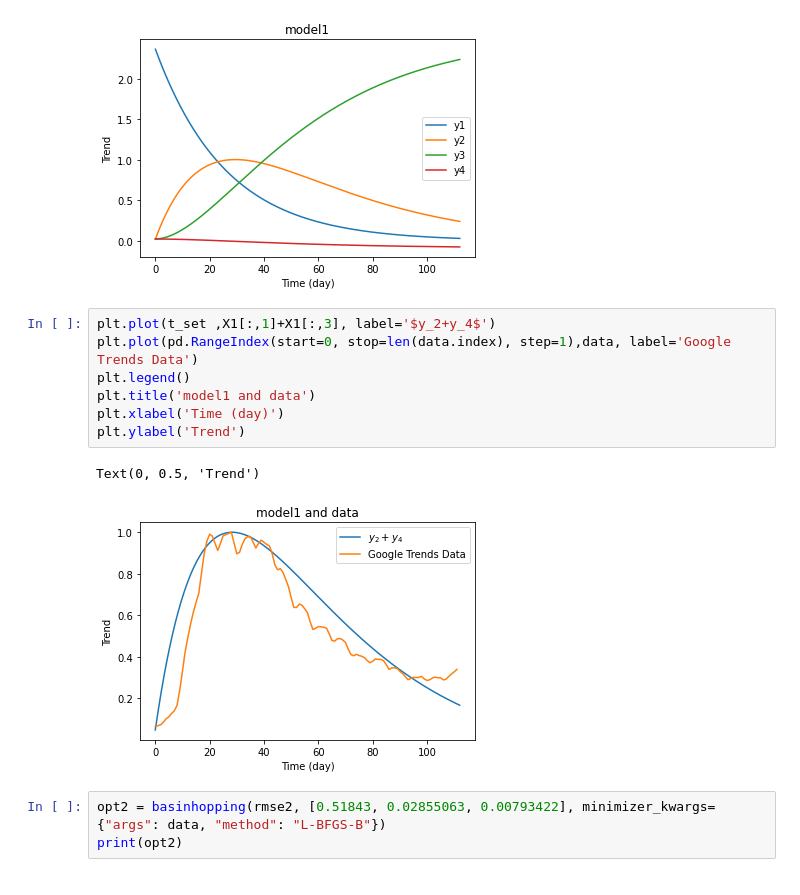
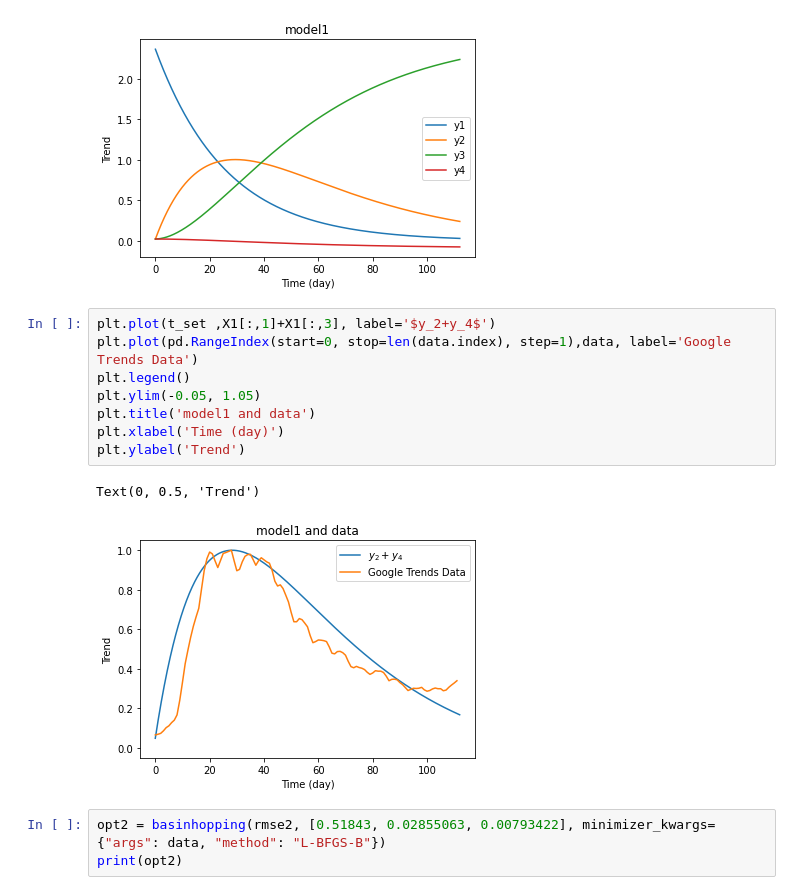
Before and after one commit to ShuichiroTsuda/TrendModel, a Jupyter notebook: TrendModel(君の名は).ipynb, the cells around one changed output. Drawn from its saved outputs; the diff is of its cells as text.

```diff
--- a/TrendModel(君の名は).ipynb
+++ b/TrendModel(君の名は).ipynb
@@ -162,13 +163,14 @@ Text(0, 0.5, 'Trend')
 # %%
 plt.plot(t_set ,X1[:,1]+X1[:,3], label='$y_2+y_4$')
 plt.plot(pd.RangeIndex(start=0, stop=len(data.index), step=1),data, label='Google Trends Data')
 plt.legend()
+plt.ylim(-0.05, 1.05)
 plt.title('model1 and data')
 plt.xlabel('Time (day)')
 plt.ylabel('Trend')
 # %% [output]
 Text(0, 0.5, 'Trend')
-[figure, old version]
+[figure, new version]
 # %%
 opt2 = basinhopping(rmse2, [0.51843, 0.02855063, 0.00793422], minimizer_kwargs={"args": data, "method": "L-BFGS-B"})
 print(opt2)
```
Also changed, not shown: parts of 2 cells of this notebook.
